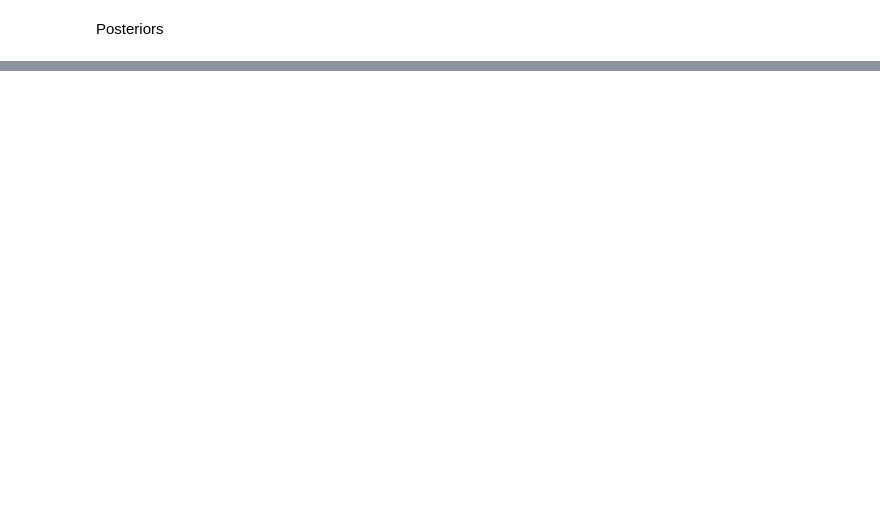
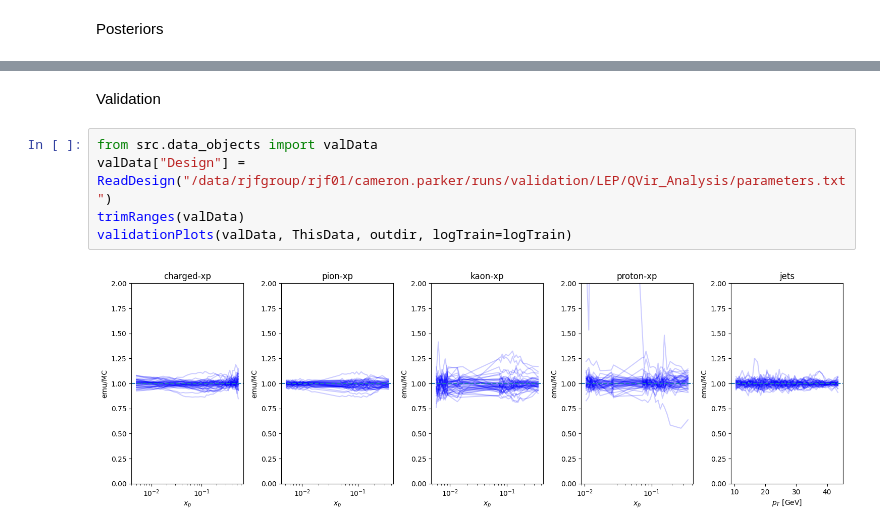
Before and after one commit to cparker24/Bayes-Tune, a Jupyter notebook: epem-tune.ipynb, the cells around one changed output, grey strips where cells are left out. Saved outputs shown, nothing was run; the diff lists cells and outputs as text; blank space fills up the shorter version.

```diff
--- a/epem-tune.ipynb
+++ b/epem-tune.ipynb
@@ -100,0 +144,9 @@ makeplot(ThisData, "Posteriors", "/data/rjfgroup/rjf01/cameron.parker/tunes/epem
+# %% [markdown]
+Validation
+# %%
+from src.data_objects import valData
+valData["Design"] = ReadDesign("/data/rjfgroup/rjf01/cameron.parker/runs/validation/LEP/QVir_Analysis/parameters.txt")
+trimRanges(valData)
+validationPlots(valData, ThisData, outdir, logTrain=logTrain)
+# %% [output]
+[figure, added]
```
Also changed, not shown: parts of 12 cells of this notebook, 1 other file.
